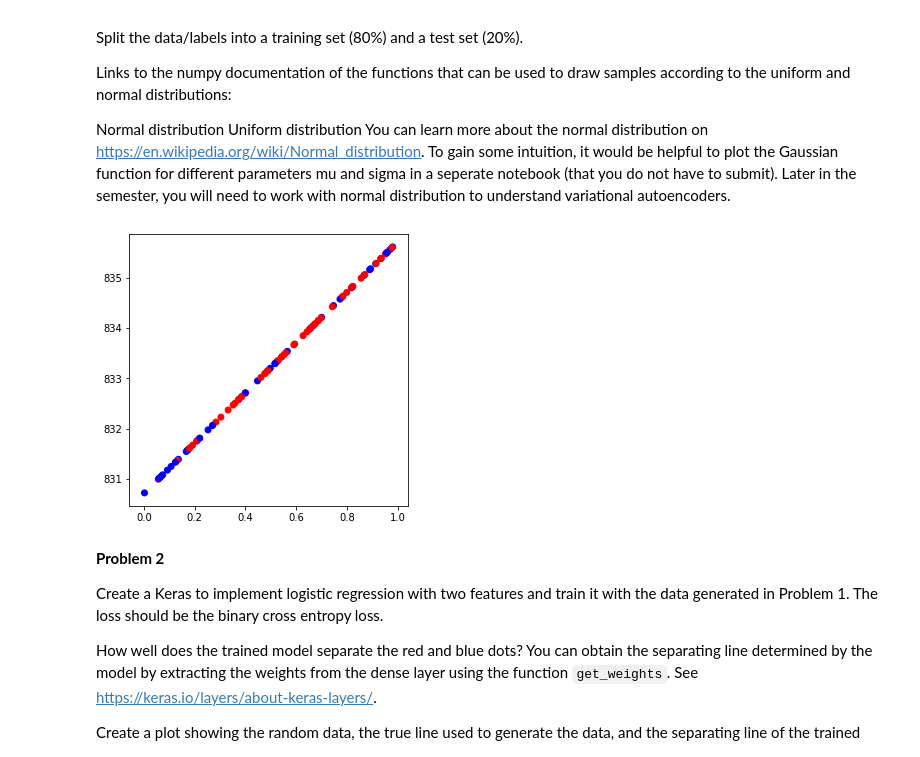
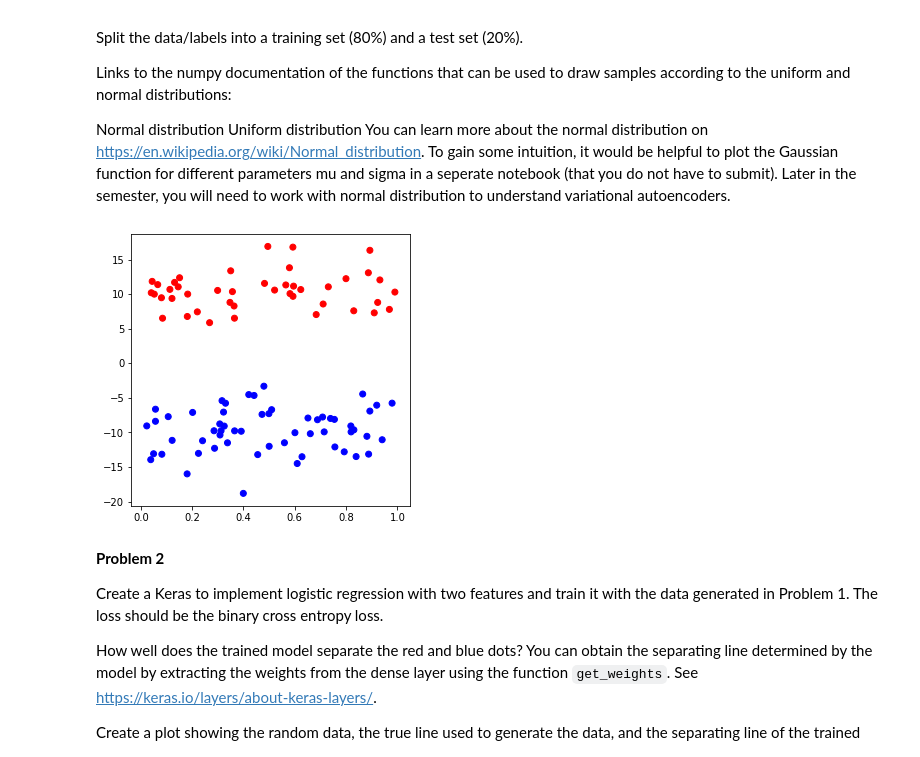
Before and after one commit to nspeer12/AI_CAP4630, a Jupyter notebook: hw3.ipynb, the cells around one changed output. Saved outputs shown, nothing was run; the diff lists cells and outputs as text; code cells hidden in the pictures.

```diff
--- a/hw3.ipynb
+++ b/hw3.ipynb
@@ -35,29 +39,35 @@ You can learn more about the normal distribution on https://en.wikipedia.org/wik
 np.random.seed(999)
 
 def get_random_data(w, b, mu, sigma, m):
+  # labels 1 and 0 with probability of 1/2
   c = [0 if np.random.rand(1) < .5 else 1 for x in range(m)]
+
+  # creating a new list for (-1)^c
   alt_c = [(-1)**i for i in c]
+  noise = np.multiply(alt_c, np.random.normal(loc=mu, scale=sigma, size=m))
 
+  # uniform distribution [0, 1)
   x_1 = np.random.uniform(low=0, high=1, size=m)
-  x_2 = np.add(w * x_1, np.add(b, np.dot(alt_c, np.random.normal(loc=mu, scale=sigma, size=m))))
 
-  colors = [None] * m
-  for x in range(len(colors)):
-    colors[x] = ('blue' if c[x] == 1 else 'red')
+  listy = np.multiply(w, x_1)
+  x_2 = np.add(listy, noise)
+
+  # create an array for the colors for each class
 
   return x_1, x_2, c
 # %%
-def graph_random_data():
-  x_1, x_2, c = get_random_data(5,1,5,100,100)
+def graph_random_data(w, b, mu, sigma, m):
+  x_1, x_2, c = get_random_data(w, b, mu, sigma, m)
   fig, ax = plt.subplots(figsize=(5,5))
 
-  cmap = ['red' if k == 1 else 'blue' for k in c]
-  ax.scatter(x_1, x_2, c=cmap)
+  colors = ['blue' if c[x] == 1 else 'red' for x in range(m)]
+
+  ax.scatter(x_1, x_2, c=colors)
   plt.show()
 
-graph_random_data()
+graph_random_data(1,3,10,3,100)
 # %% [output]
-[figure, old version]
+[figure, new version]
 # %% [markdown]
 **Problem 2**
 
```
Also changed, not shown: parts of 7 cells of this notebook.
